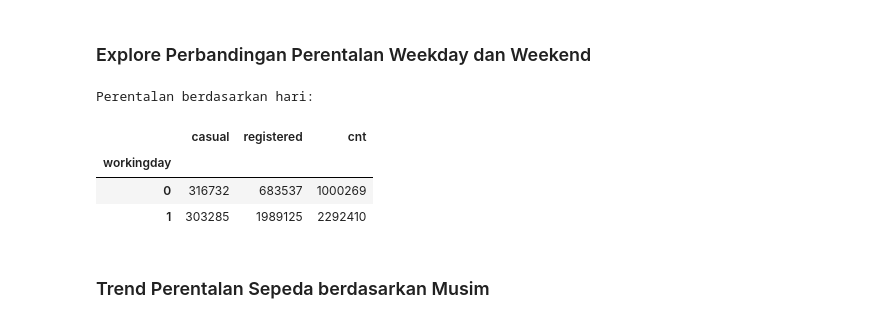
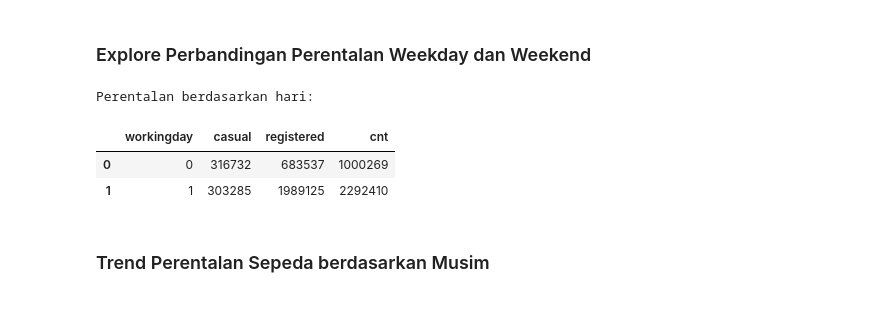
Before and after one commit to mayanggumelarr/PROYEK-ANALISIS-DATA, a Jupyter notebook: Proyek_Analisis_Data.ipynb, the cells around one changed output. Saved outputs shown, nothing was run; the diff lists cells and outputs as text; code cells hidden in the pictures.

```diff
--- a/Proyek_Analisis_Data.ipynb
+++ b/Proyek_Analisis_Data.ipynb
@@ -284,18 +285,17 @@ Tred Perentalan tahun kedua:
 # %%
 week_rent = day_data.groupby("workingday").agg({
     'casual':'sum',
     'registered':'sum',
     'cnt':'sum'
-})
+}).reset_index()
 
 print('Perentalan berdasarkan hari:')
 week_rent
 # %% [output]
 Perentalan berdasarkan hari:
-|  | casual | registered | cnt |
-| workingday |  |  |  |
-| 0 | 316732 | 683537 | 1000269 |
-| 1 | 303285 | 1989125 | 2292410 |
+|  | workingday | casual | registered | cnt |
+| 0 | 0 | 316732 | 683537 | 1000269 |
+| 1 | 1 | 303285 | 1989125 | 2292410 |
 # %% [markdown]
 ### Trend Perentalan Sepeda berdasarkan Musim
 # %%
```
Also changed, not shown: parts of 4 cells of this notebook.
